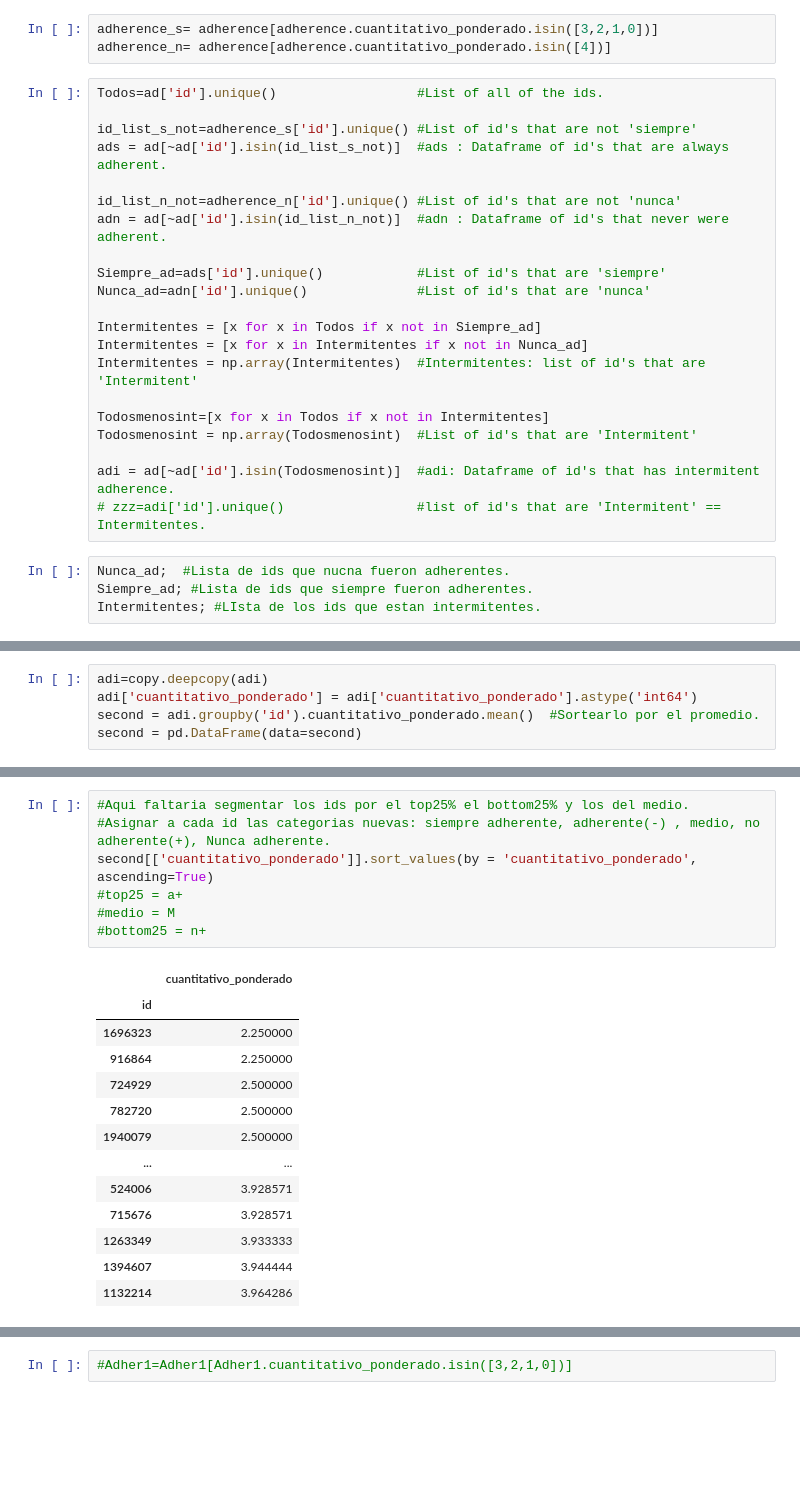
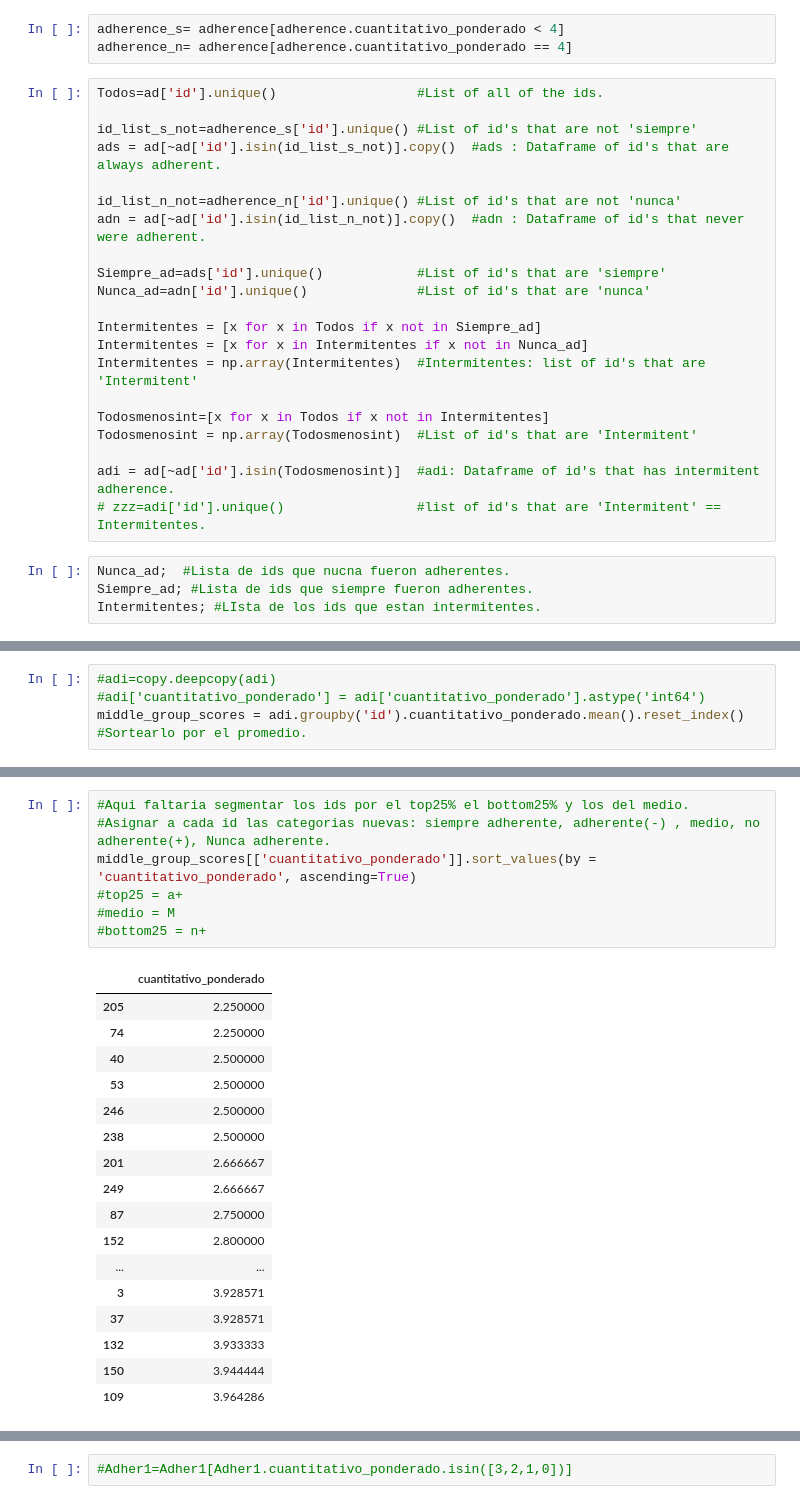
Before and after one commit to DS4A-T22/exploratory_data_analysis, a Jupyter notebook: EDA-categorias-adherencia.ipynb, the cells around one changed output, grey strips where cells are left out. Saved outputs shown, nothing was run; the diff lists cells and outputs as text; blank space fills up the shorter version.

```diff
--- a/EDA-categorias-adherencia.ipynb
+++ b/EDA-categorias-adherencia.ipynb
@@ -10,16 +10,16 @@ Adher = copy.deepcopy(adherence)
 Adher.set_index(['id', 'fe_entrevista'], inplace=True)
 Adher.sort_index(inplace=True)
 # %%
-adherence_s= adherence[adherence.cuantitativo_ponderado.isin([3,2,1,0])]
-adherence_n= adherence[adherence.cuantitativo_ponderado.isin([4])]
+adherence_s= adherence[adherence.cuantitativo_ponderado < 4]
+adherence_n= adherence[adherence.cuantitativo_ponderado == 4]
 # %%
 Todos=ad['id'].unique()                  #List of all of the ids.
 
 id_list_s_not=adherence_s['id'].unique() #List of id's that are not 'siempre'
-ads = ad[~ad['id'].isin(id_list_s_not)]  #ads : Dataframe of id's that are always adherent.
+ads = ad[~ad['id'].isin(id_list_s_not)].copy()  #ads : Dataframe of id's that are always adherent.
 
 id_list_n_not=adherence_n['id'].unique() #List of id's that are not 'nunca'
-adn = ad[~ad['id'].isin(id_list_n_not)]  #adn : Dataframe of id's that never were adherent.
+adn = ad[~ad['id'].isin(id_list_n_not)].copy()  #adn : Dataframe of id's that never were adherent.
 
 Siempre_ad=ads['id'].unique()            #List of id's that are 'siempre'
 Nunca_ad=adn['id'].unique()              #List of id's that are 'nunca'
@@ -64,5 +71,4 @@ first.head(40)
 # %%
-adi=copy.deepcopy(adi)
-adi['cuantitativo_ponderado'] = adi['cuantitativo_ponderado'].astype('int64')
-second = adi.groupby('id').cuantitativo_ponderado.mean()  #Sortearlo por el promedio.
-second = pd.DataFrame(data=second)
+#adi=copy.deepcopy(adi)
+#adi['cuantitativo_ponderado'] = adi['cuantitativo_ponderado'].astype('int64')
+middle_group_scores = adi.groupby('id').cuantitativo_ponderado.mean().reset_index()  #Sortearlo por el promedio.
@@ -69,22 +84,26 @@ second = pd.DataFrame(data=second)
 # %%
 #Aqui faltaria segmentar los ids por el top25% el bottom25% y los del medio.
 #Asignar a cada id las categorias nuevas: siempre adherente, adherente(-) , medio, no adherente(+), Nunca adherente.
-second[['cuantitativo_ponderado']].sort_values(by = 'cuantitativo_ponderado', ascending=True)
+middle_group_scores[['cuantitativo_ponderado']].sort_values(by = 'cuantitativo_ponderado', ascending=True)
 #top25 = a+
 #medio = M
 #bottom25 = n+
 # %% [output]
 |  | cuantitativo_ponderado |
-| id |  |
-| 1696323 | 2.250000 |
-| 916864 | 2.250000 |
-| 724929 | 2.500000 |
-| 782720 | 2.500000 |
-| 1940079 | 2.500000 |
+| 205 | 2.250000 |
+| 74 | 2.250000 |
+| 40 | 2.500000 |
+| 53 | 2.500000 |
+| 246 | 2.500000 |
+| 238 | 2.500000 |
+| 201 | 2.666667 |
+| 249 | 2.666667 |
+| 87 | 2.750000 |
+| 152 | 2.800000 |
 | ... | ... |
-| 524006 | 3.928571 |
-| 715676 | 3.928571 |
-| 1263349 | 3.933333 |
-| 1394607 | 3.944444 |
-| 1132214 | 3.964286 |
+| 3 | 3.928571 |
+| 37 | 3.928571 |
+| 132 | 3.933333 |
+| 150 | 3.944444 |
+| 109 | 3.964286 |
 261 rows × 1 columns
```
Also changed, not shown: parts of 9 cells of this notebook, 1 other file.
